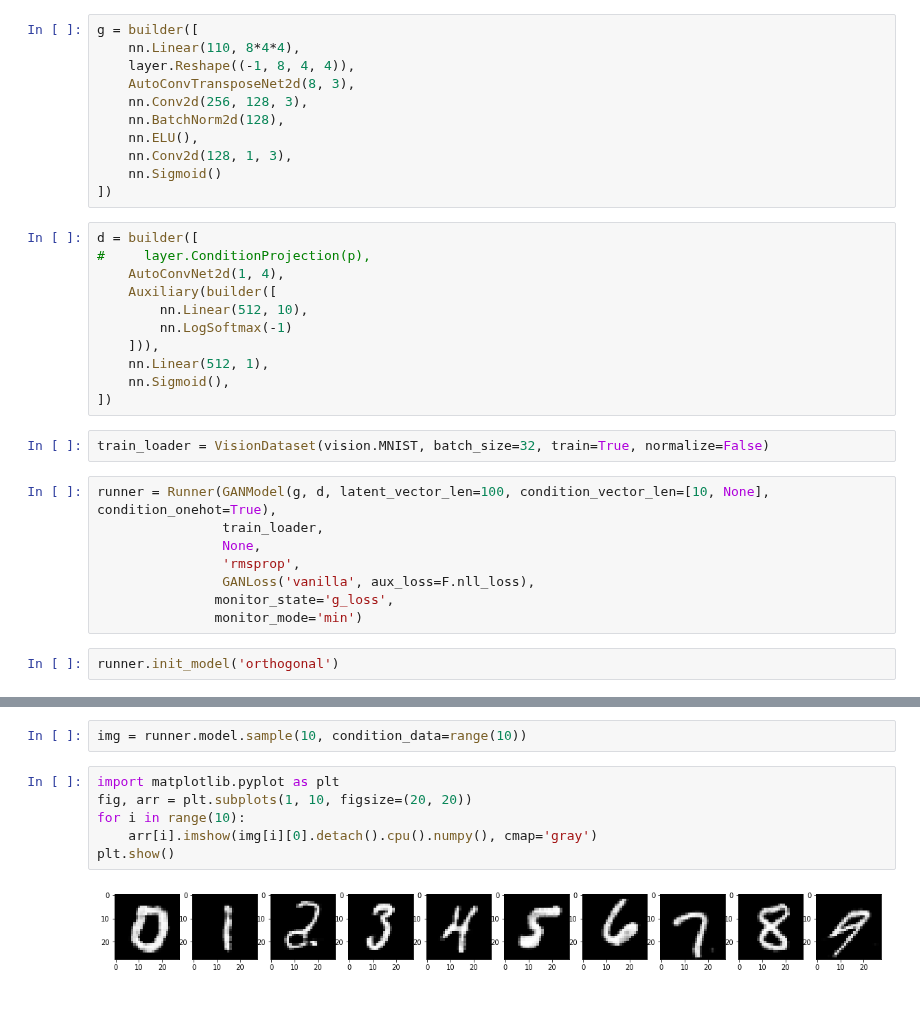
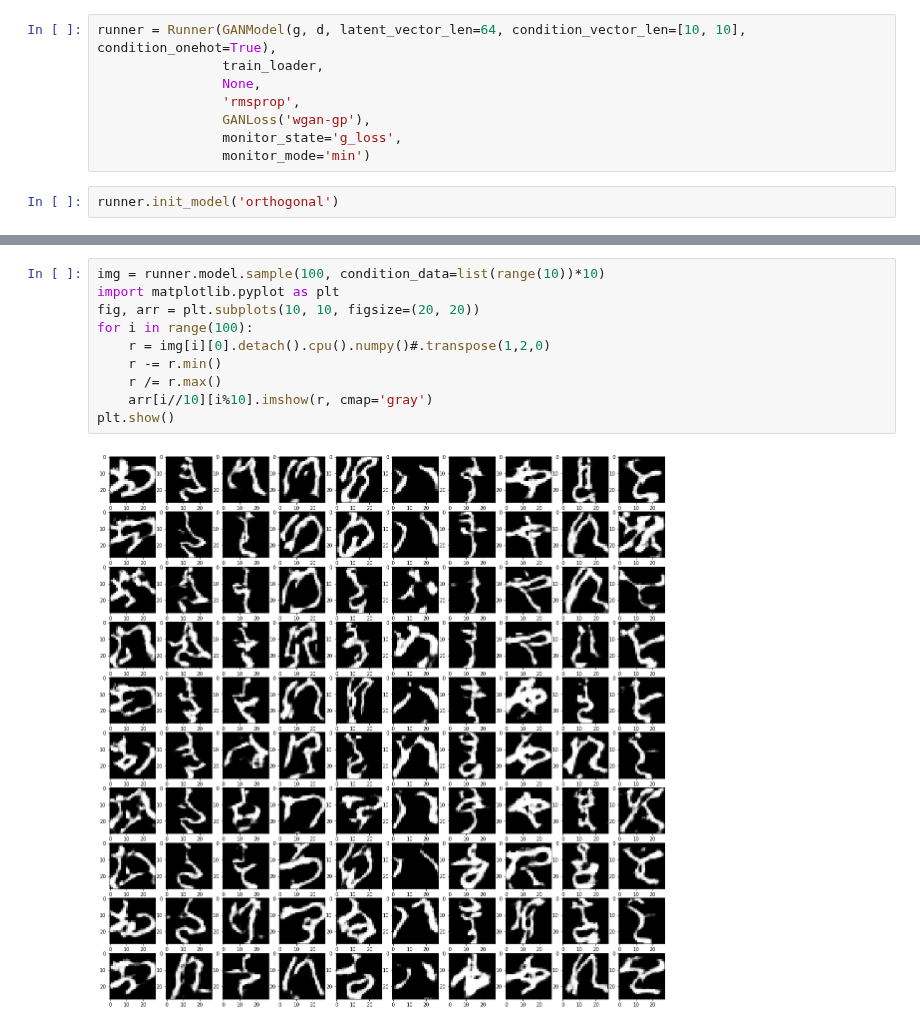
Before and after one commit to CorcovadoMing/Researchlib, a Jupyter notebook: Exp_ACGAN.ipynb, the cells around one changed output, grey strips where cells are left out. Saved outputs shown, nothing was run; the diff lists cells and outputs as text.

```diff
--- a/Exp_ACGAN.ipynb
+++ b/Exp_ACGAN.ipynb
@@ -13,35 +38,11 @@ p = builder([
-# %%
-g = builder([
-    nn.Linear(110, 8*4*4),
-    layer.Reshape((-1, 8, 4, 4)),
-    AutoConvTransposeNet2d(8, 3),
-    nn.Conv2d(256, 128, 3),
-    nn.BatchNorm2d(128),
-    nn.ELU(),
-    nn.Conv2d(128, 1, 3),
-    nn.Sigmoid()
-])
-# %%
-d = builder([
-#     layer.ConditionProjection(p),
-    AutoConvNet2d(1, 4),
-    Auxiliary(builder([
-        nn.Linear(512, 10),
-        nn.LogSoftmax(-1)
-    ])),
-    nn.Linear(512, 1),
-    nn.Sigmoid(),
-])
-# %%
-train_loader = VisionDataset(vision.MNIST, batch_size=32, train=True, normalize=False)
 # %%
-runner = Runner(GANModel(g, d, latent_vector_len=100, condition_vector_len=[10, None], condition_onehot=True),
+runner = Runner(GANModel(g, d, latent_vector_len=64, condition_vector_len=[10, 10], condition_onehot=True),
                 train_loader,
                 None,
                 'rmsprop',
-                GANLoss('vanilla', aux_loss=F.nll_loss),
-               monitor_state='g_loss',
-               monitor_mode='min')
+                GANLoss('wgan-gp'),
+                monitor_state='g_loss',
+                monitor_mode='min')
 # %%
 runner.init_model('orthogonal')
 # %%
@@ -67,11 +59,13 @@ checkpoint_model_epoch_2.h5
-# %%
-img = runner.model.sample(10, condition_data=range(10))
 # %%
+img = runner.model.sample(100, condition_data=list(range(10))*10)
 import matplotlib.pyplot as plt
-fig, arr = plt.subplots(1, 10, figsize=(20, 20))
-for i in range(10):
-    arr[i].imshow(img[i][0].detach().cpu().numpy(), cmap='gray')
+fig, arr = plt.subplots(10, 10, figsize=(20, 20))
+for i in range(100):
+    r = img[i][0].detach().cpu().numpy()#.transpose(1,2,0)
+    r -= r.min()
+    r /= r.max()
+    arr[i//10][i%10].imshow(r, cmap='gray')
 plt.show()
 # %% [output]
-[figure, old version]
+[figure, new version]
 # %%
```
Also changed, not shown: parts of 6 cells of this notebook, 7 other files.
